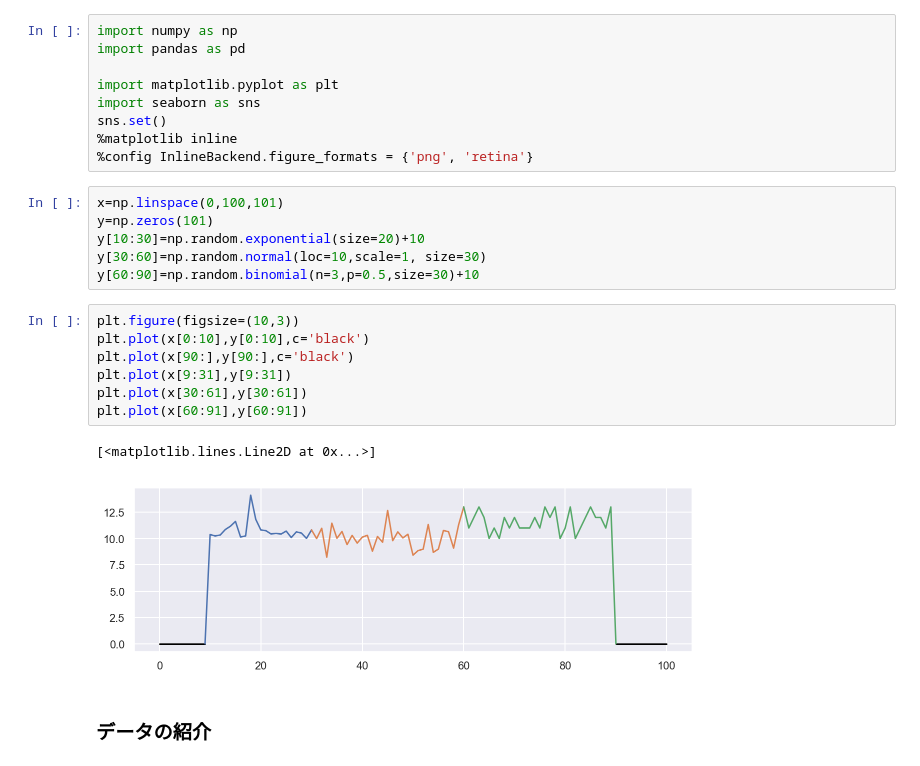
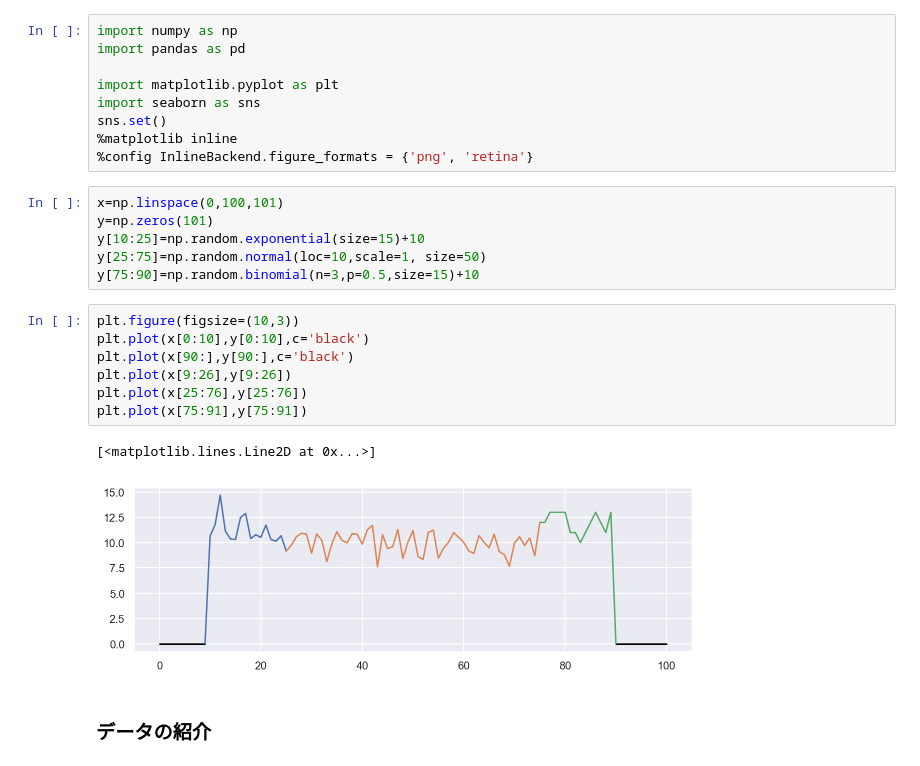
Before and after one commit to masakiaota/study, a Jupyter notebook: Introduce_my_study.ipynb, the cells around one changed output. Saved outputs shown, nothing was run; the diff lists cells and outputs as text.

```diff
--- a/Introduce_my_study.ipynb
+++ b/Introduce_my_study.ipynb
@@ -12,19 +12,19 @@ sns.set()
 # %%
 x=np.linspace(0,100,101)
 y=np.zeros(101)
-y[10:30]=np.random.exponential(size=20)+10
-y[30:60]=np.random.normal(loc=10,scale=1, size=30)
-y[60:90]=np.random.binomial(n=3,p=0.5,size=30)+10
+y[10:25]=np.random.exponential(size=15)+10
+y[25:75]=np.random.normal(loc=10,scale=1, size=50)
+y[75:90]=np.random.binomial(n=3,p=0.5,size=15)+10
 # %%
 plt.figure(figsize=(10,3))
 plt.plot(x[0:10],y[0:10],c='black')
 plt.plot(x[90:],y[90:],c='black')
-plt.plot(x[9:31],y[9:31])
-plt.plot(x[30:61],y[30:61])
-plt.plot(x[60:91],y[60:91])
+plt.plot(x[9:26],y[9:26])
+plt.plot(x[25:76],y[25:76])
+plt.plot(x[75:91],y[75:91])
 # %% [output]
 [<matplotlib.lines.Line2D at 0x...>]
-[figure, old version]
+[figure, new version]
 # %% [markdown]
 ### データの紹介
 # %% [markdown]
```
